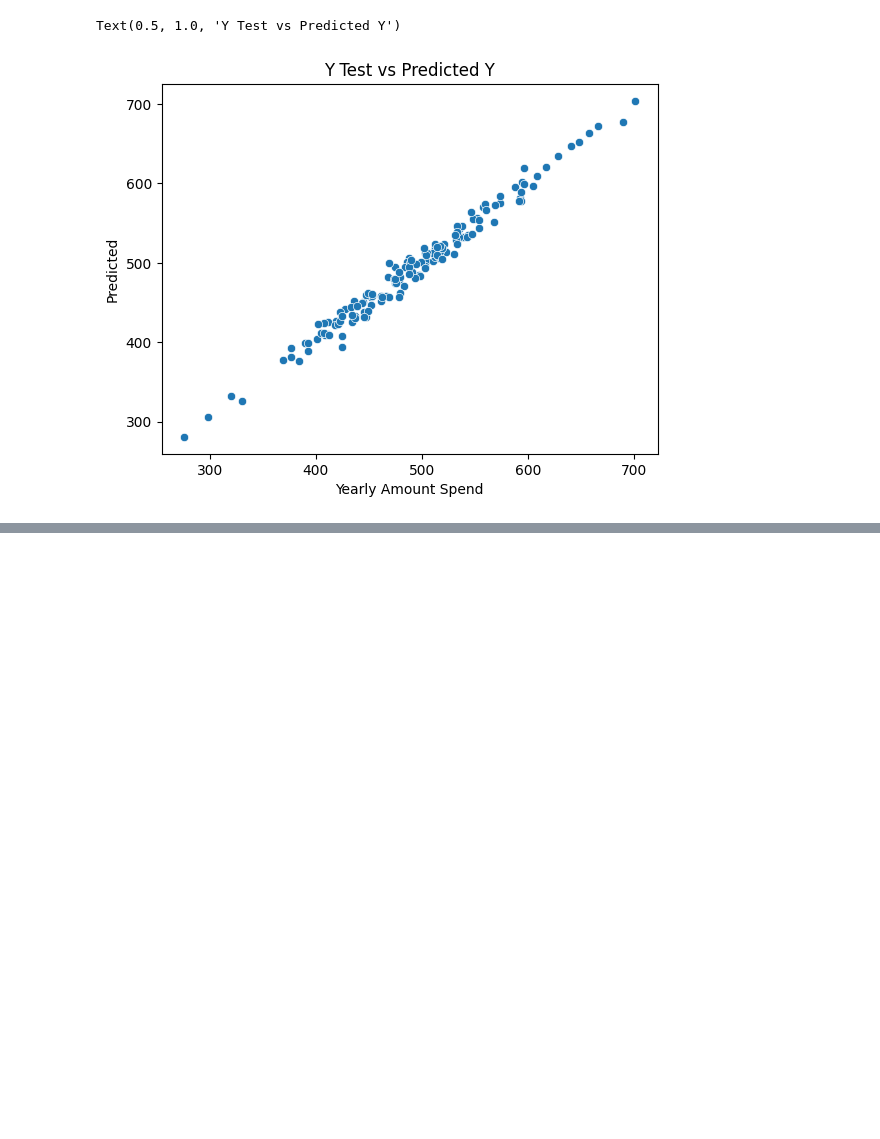
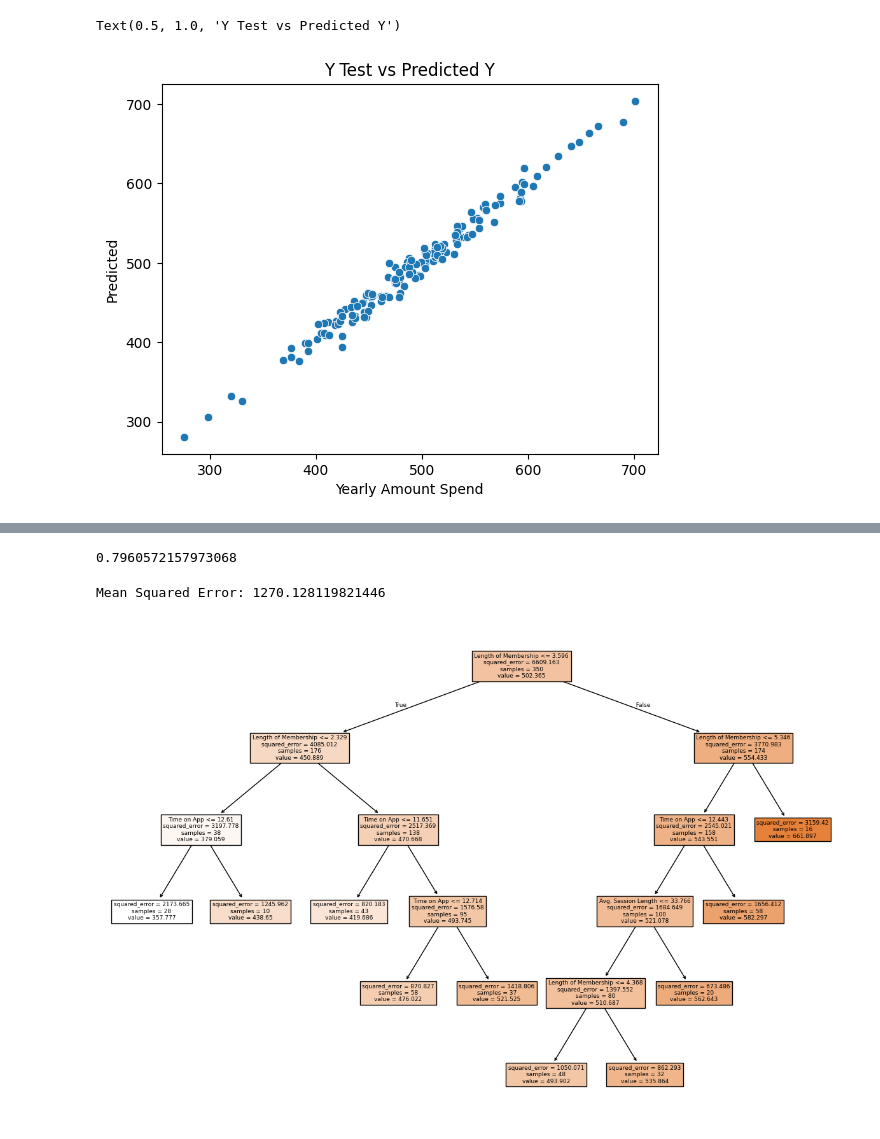
Before and after one commit to shareefat/machine-learning-, a Jupyter notebook: Ecommerce_Customer_ML_project.ipynb, the cells around one changed output, grey strips where cells are left out. Saved outputs shown, nothing was run; the diff lists cells and outputs as text; code cells hidden in the pictures; blank space fills up the shorter version.

Commit message:
machine learning project using linear regression, random forest regressor and decision tree

```diff
--- a/Ecommerce_Customer_ML_project.ipynb
+++ b/Ecommerce_Customer_ML_project.ipynb
@@ -148,0 +147,4 @@ Text(0.5, 1.0, 'Y Test vs Predicted Y')
+# %%
+from sklearn.ensemble import RandomForestRegressor
+rf=RandomForestRegressor()
+rf.fit(X_train,y_train)
@@ -148,0 +197,4 @@ Text(0.5, 1.0, 'Y Test vs Predicted Y')
+# %%
+from sklearn.tree import DecisionTreeRegressor
+dt=DecisionTreeRegressor(max_leaf_nodes=10)
+dt.fit(X_train,y_train)
@@ -148,0 +224,18 @@ Text(0.5, 1.0, 'Y Test vs Predicted Y')
+# %%
+dt.score(X,y)
+# %% [output]
+0.7960572157973068
+# %%
+from sklearn.metrics import mean_squared_error
+mse = mean_squared_error(y_test, y_pred)
+print("Mean Squared Error:", mse)
+# %% [output]
+Mean Squared Error: 1270.128119821446
+# %%
+import matplotlib.pyplot as plt
+from sklearn.tree import plot_tree
+plt.figure(figsize=(15,10))
+plot_tree(dt,filled=True,feature_names=X.columns)
+plt.show()
+# %% [output]
+[figure, added]
```
Also changed, not shown: parts of 17 cells of this notebook.
